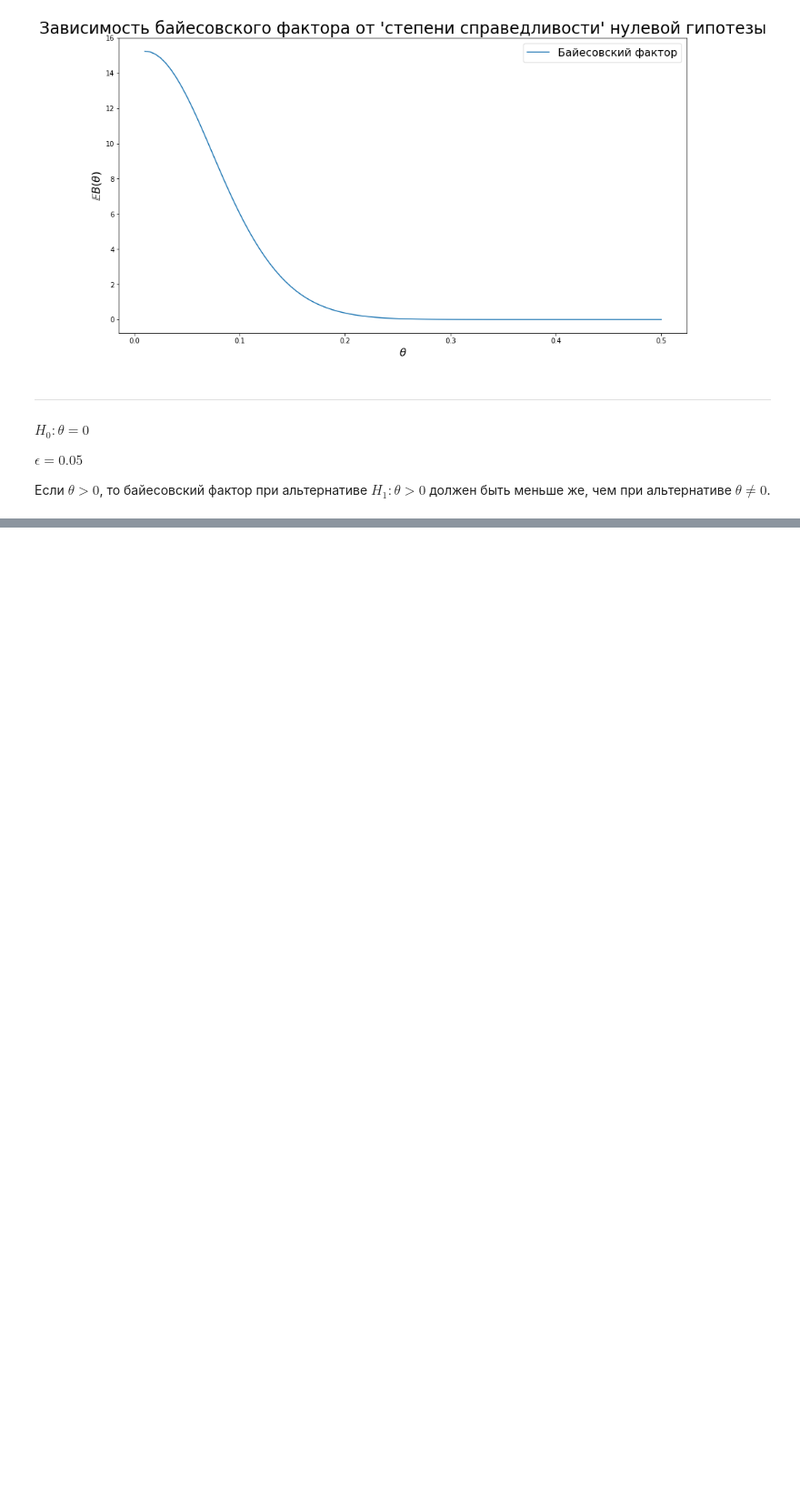
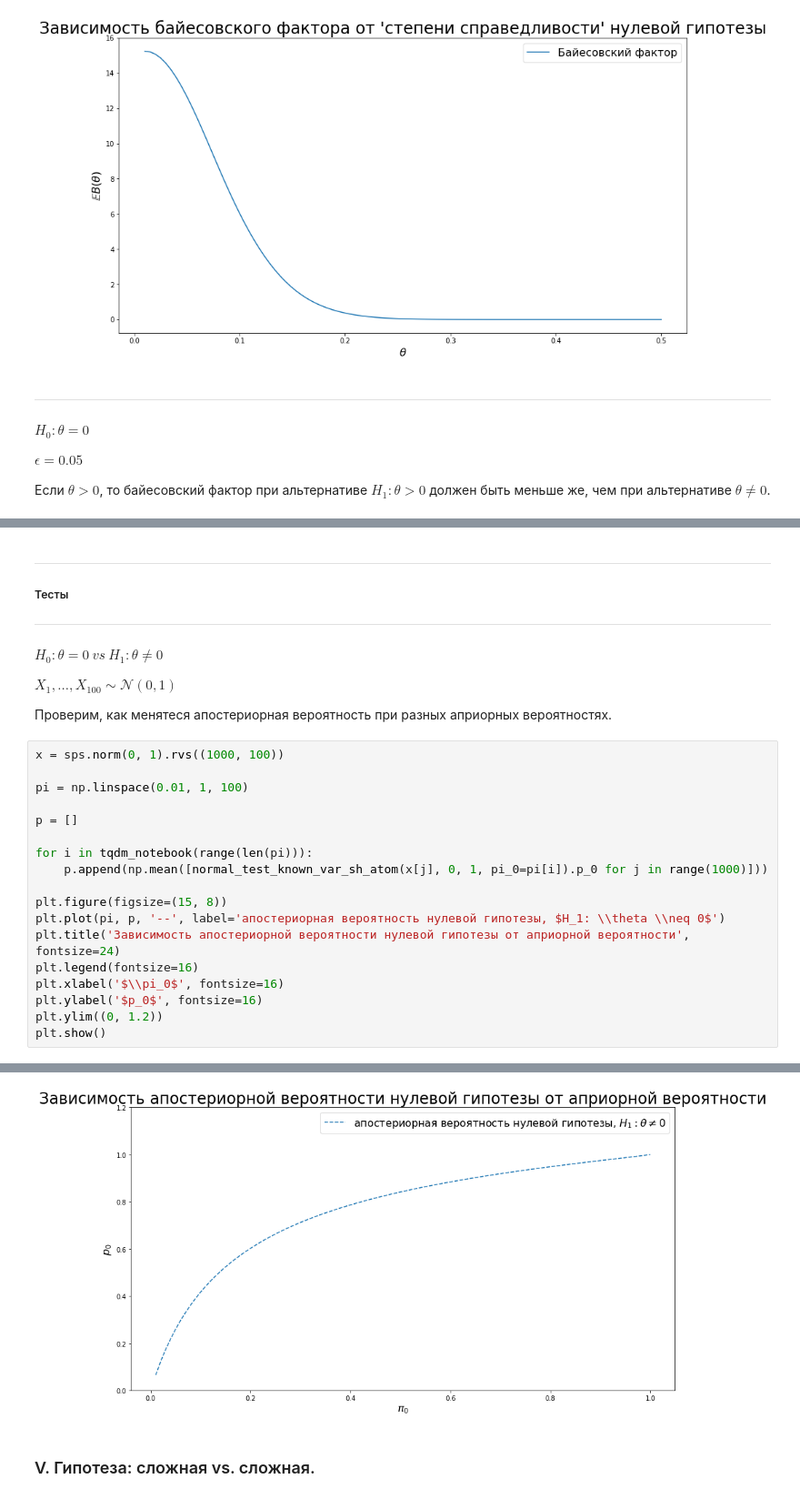
Before and after one commit to Valentin-Buchnev/bayes-project-2019, a Jupyter notebook: Buchnev/hypotheses_testing.ipynb, the cells around one changed output, grey strips where cells are left out. Shown at 91% size. Saved outputs shown, nothing was run; the diff lists cells and outputs as text; blank space fills up the shorter version.

```diff
--- a/Buchnev/hypotheses_testing.ipynb
+++ b/Buchnev/hypotheses_testing.ipynb
@@ -214,0 +552,31 @@ plt.show()
+# %% [markdown]
+---
+
+##### Тесты
+
+---
+# %% [markdown]
+$H_0: \theta = 0 ~vs~ H_1: \theta \neq 0$
+
+$X_1, ..., X_{100} \sim \mathcal{N}(0, 1)$
+
+Проверим, как менятеся апостериорная вероятность при разных априорных вероятностях.
+# %%
+x = sps.norm(0, 1).rvs((1000, 100))
+
+pi = np.linspace(0.01, 1, 100)
+
+p = []
+
+for i in tqdm_notebook(range(len(pi))):
+    p.append(np.mean([normal_test_known_var_sh_atom(x[j], 0, 1, pi_0=pi[i]).p_0 for j in range(1000)]))
+
+plt.figure(figsize=(15, 8))
+plt.plot(pi, p, '--', label='апостериорная вероятность нулевой гипотезы, $H_1: \\theta \\neq 0$')
+plt.title('Зависимость апостериорной вероятности нулевой гипотезы от априорной вероятности', fontsize=24)
+plt.legend(fontsize=16)
+plt.xlabel('$\\pi_0$', fontsize=16)
+plt.ylabel('$p_0$', fontsize=16)
+plt.ylim((0, 1.2))
+plt.show()
+# %% [output]
@@ -214,0 +584,3 @@ plt.show()
+[figure, added]
+# %% [markdown]
+### V. Гипотеза: сложная vs. сложная.
```
Also changed, not shown: parts of 38 cells of this notebook.
